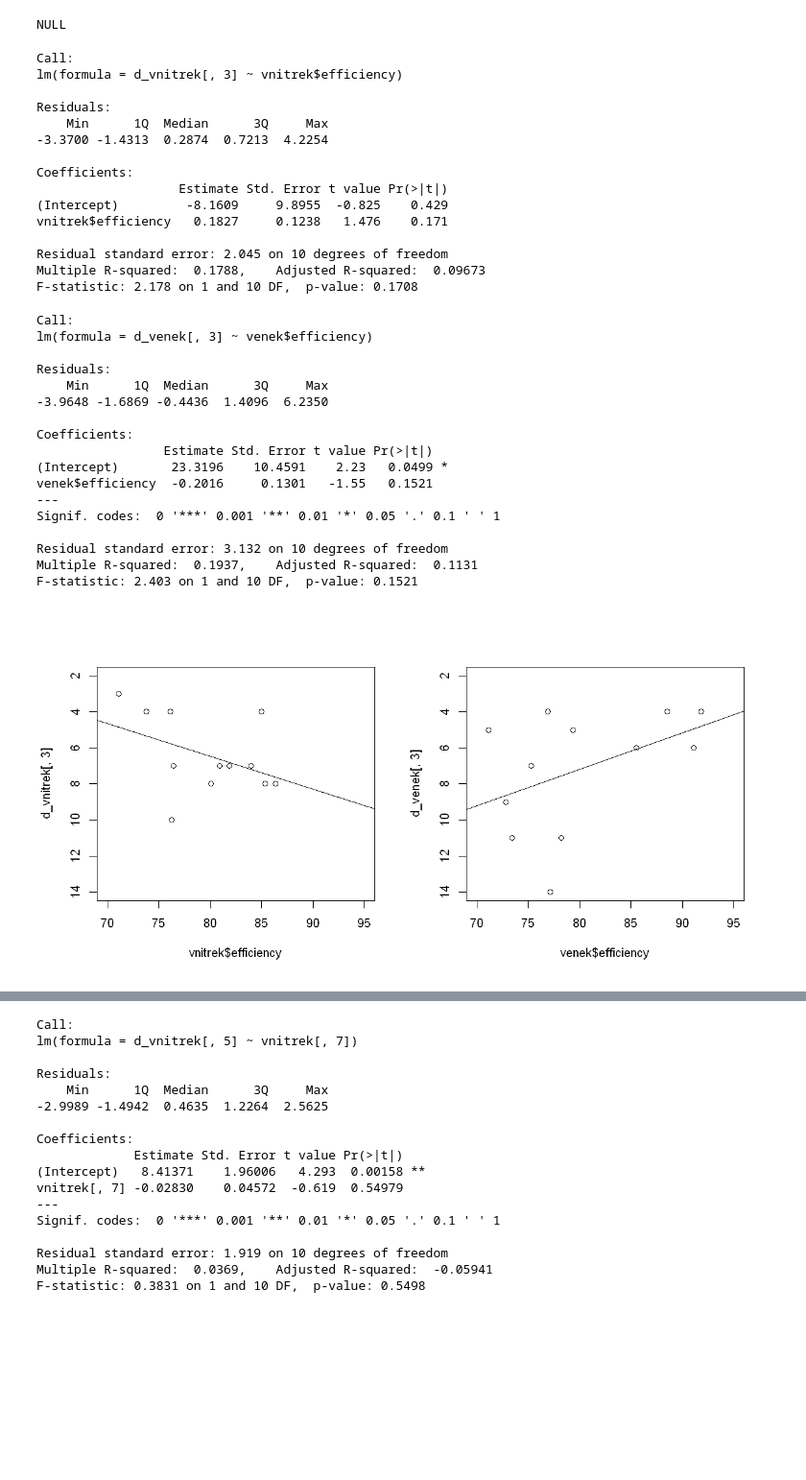
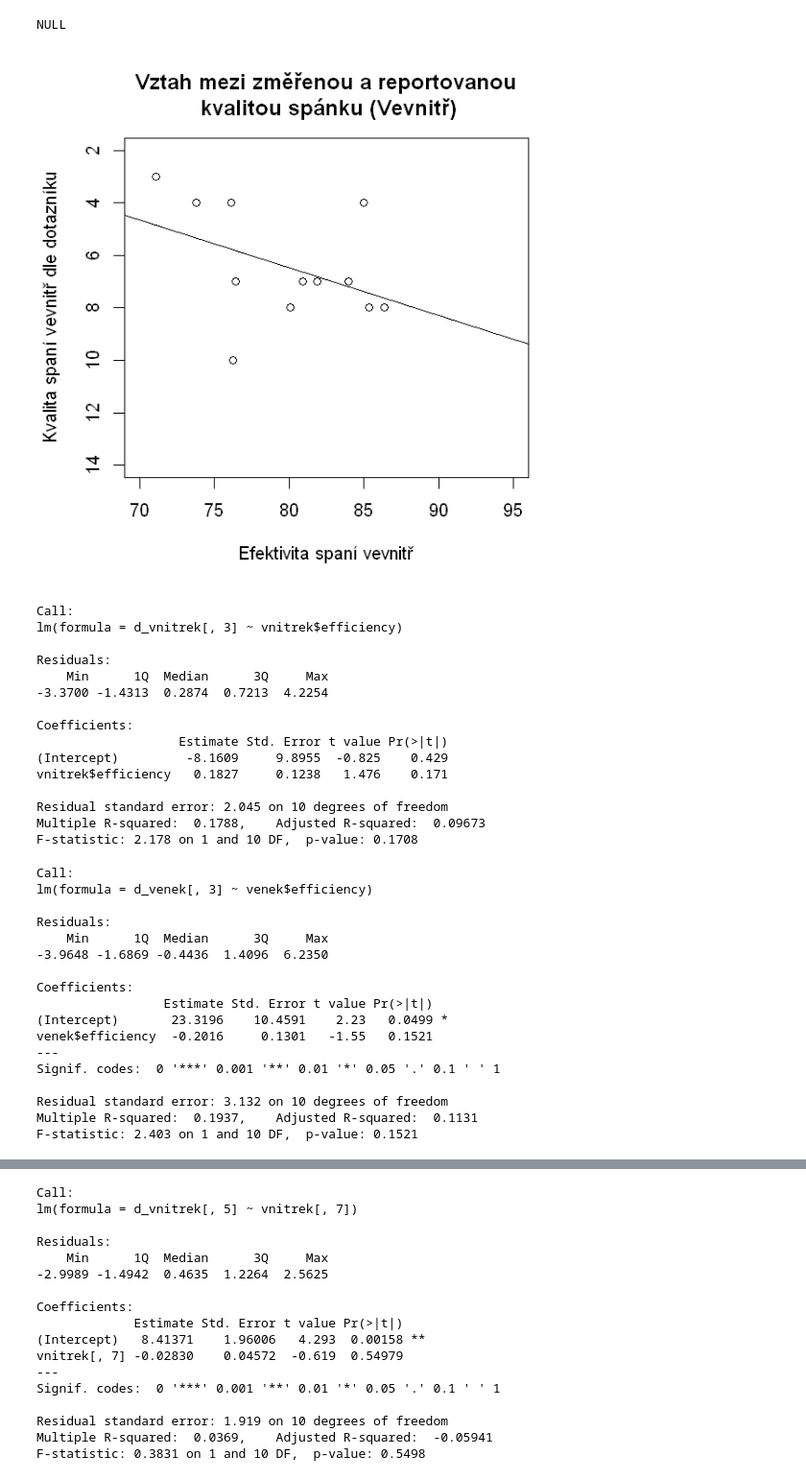
Before and after one commit to magicbeans817/projekt_spani, a Jupyter notebook: script.ipynb, the cells around one changed output, grey strips where cells are left out. Shown at 96% size. Cells and saved outputs as stored; diff of their text form; code cells hidden in the pictures; blank space fills up the shorter version.

```diff
--- a/script.ipynb
+++ b/script.ipynb
@@ -137,20 +129,22 @@ d_vnitrek$'Dnes.jsem.se.vyspal.opravdu.skvěle.'
 [1] 12
 NULL
 # %%
-options(repr.plot.width=10, repr.plot.height=5)
-par(mfrow = c(1,2))
+options(repr.plot.width=5, repr.plot.height=5)
 
-plot(vnitrek$efficiency, d_vnitrek[,3], ylim = c(14,2), xlim = c(70,95))
+plot(vnitrek$efficiency, d_vnitrek[,3], main = "Vztah mezi změřenou a reportovanou\n kvalitou spánku (Vevnitř)", xlab = "Efektivita spaní vevnitř", ylab = "Kvalita spaní vevnitř dle dotazníku",
+     ylim = c(14,2), xlim = c(70,95))
 model1 <- lm(d_vnitrek[,3] ~ vnitrek$efficiency)
 abline(a=model1$coefficients[1], b=model1$coefficients[2])
 
-plot(venek$efficiency, d_venek[,3], ylim = c(14,2), xlim = c(70,95))
+plot(venek$efficiency, d_venek[,3], main = "Vztah mezi změřenou a reportovanou\n kvalitou spánku (Venku)", xlab = "Efektivita spaní venku", ylab = "Kvalita spaní venku dle dotazníku",
+     ylim = c(14,2), xlim = c(70,95))
 model2 <- lm(d_venek[,3] ~ venek$efficiency)
 abline(a=model2$coefficients[1], b=model2$coefficients[2])
 
 summary(model1)
 summary(model2)
 # %% [output]
+[figure, new version]
 Call:
 lm(formula = d_vnitrek[, 3] ~ vnitrek$efficiency)
 
@@ -183,4 +177,3 @@ Signif. codes:  0 '***' 0.001 '**' 0.01 '*' 0.05 '.' 0.1 ' ' 1
 Residual standard error: 3.132 on 10 degrees of freedom
 Multiple R-squared:  0.1937,    Adjusted R-squared:  0.1131
 F-statistic: 2.403 on 1 and 10 DF,  p-value: 0.1521
-[figure, old version]
```
Also changed, not shown: parts of 6 cells of this notebook.
